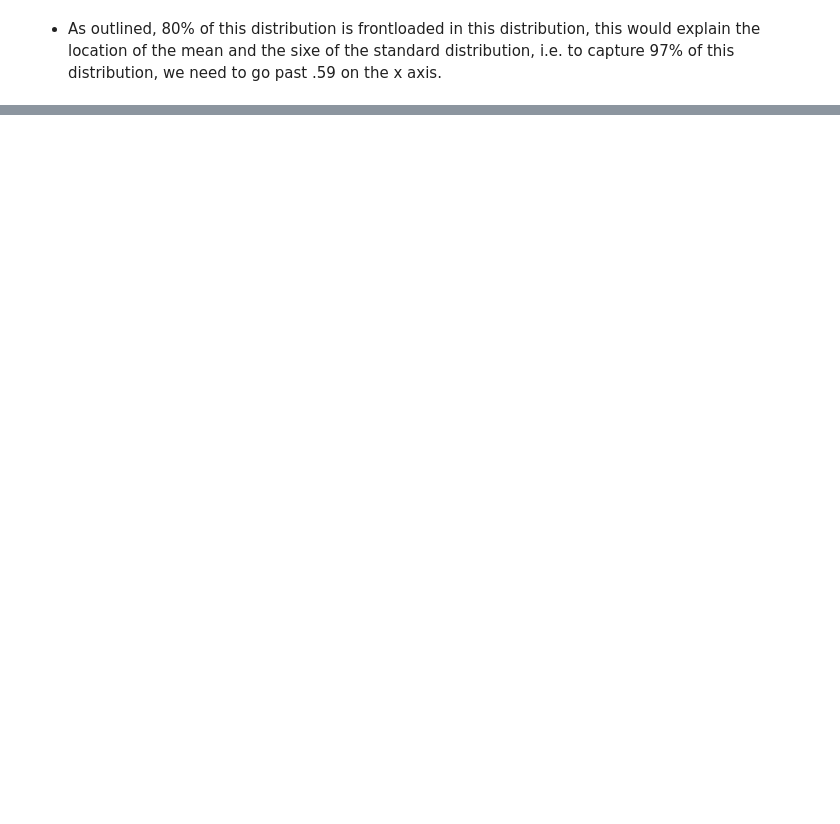
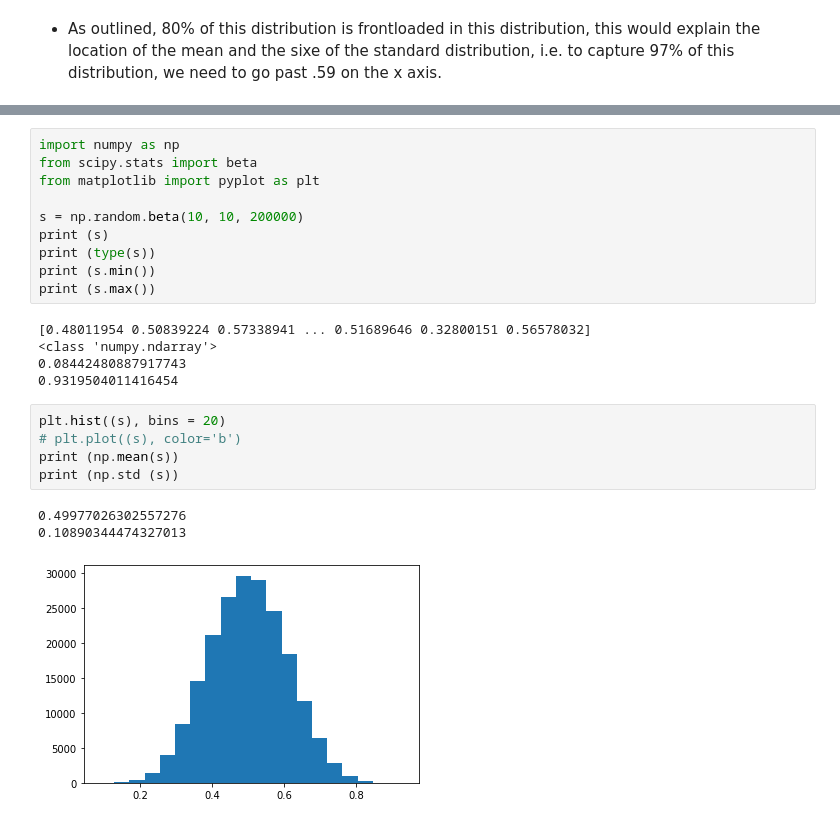
Before and after one commit to pocathain08/Prog-DA-Assignment, a Jupyter notebook: Prog-DA-Asst-2019.ipynb, the cells around one changed output, grey strips where cells are left out. Saved outputs shown, nothing was run; the diff lists cells and outputs as text; blank space fills up the shorter version.

```diff
--- a/Prog-DA-Asst-2019.ipynb
+++ b/Prog-DA-Asst-2019.ipynb
@@ -179,0 +222,24 @@ print (np.std (y))
+# %%
+import numpy as np
+from scipy.stats import beta
+from matplotlib import pyplot as plt
+
+s = np.random.beta(10, 10, 200000)
+print (s)
+print (type(s))
+print (s.min())
+print (s.max())
+# %% [output]
+[0.48011954 0.50839224 0.57338941 ... 0.51689646 0.32800151 0.56578032]
+<class 'numpy.ndarray'>
+0.08442480887917743
+0.9319504011416454
+# %%
+plt.hist((s), bins = 20)
+# plt.plot((s), color='b')
+print (np.mean(s))
+print (np.std (s))
+# %% [output]
+0.49977026302557276
+0.10890344474327013
+[figure, added]
```
Also changed, not shown: parts of 19 cells of this notebook.
